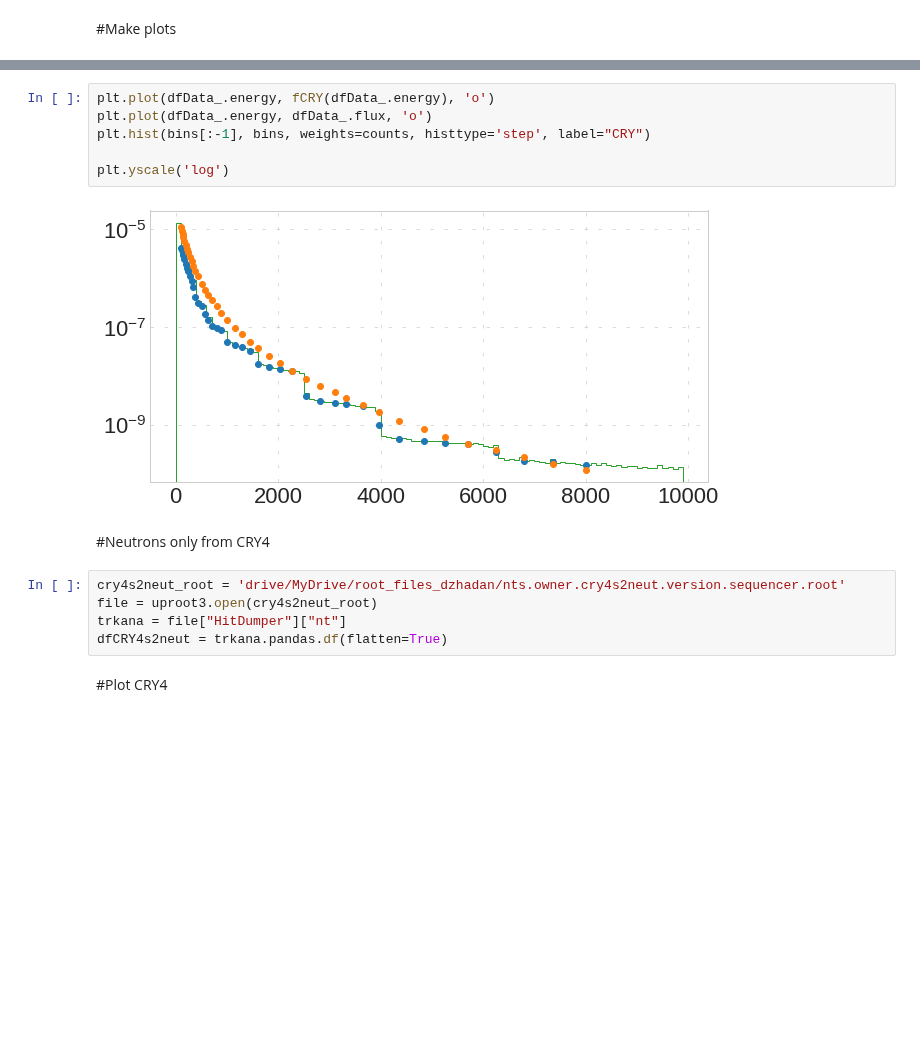
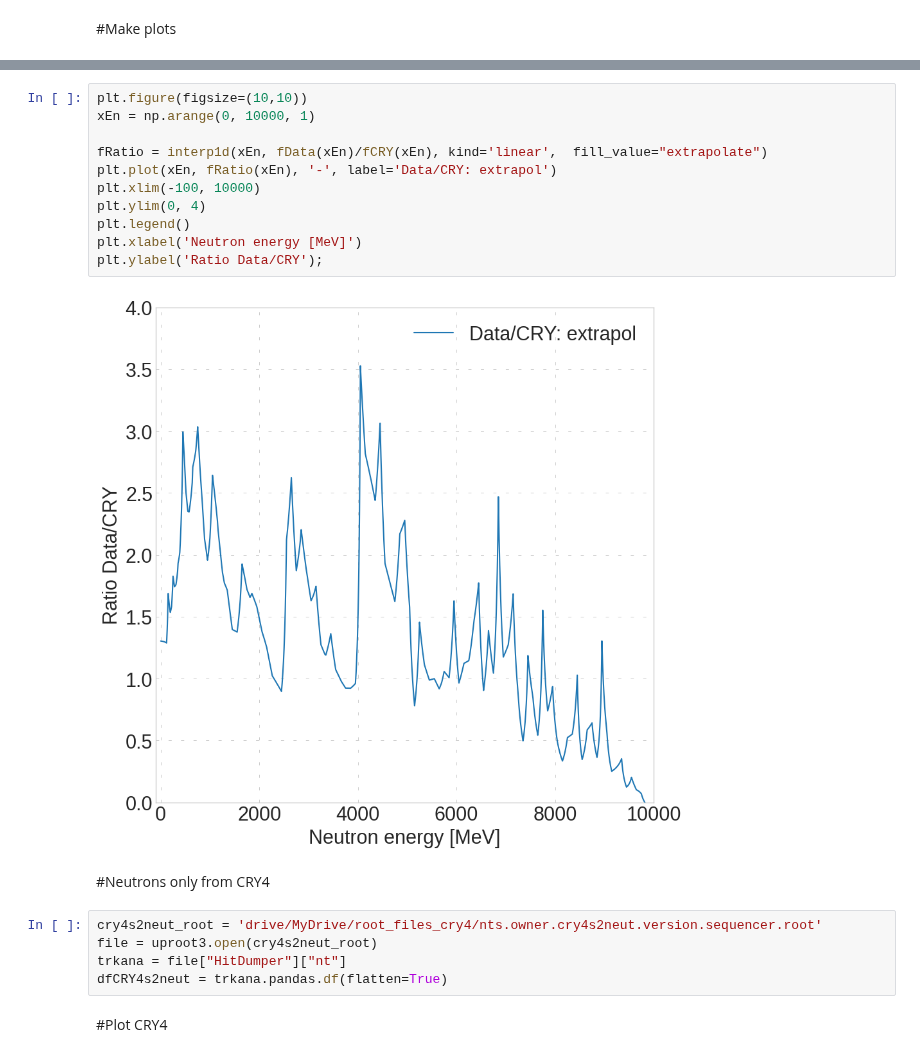
Before and after one commit to oksuzian/Mu2eANL, a Jupyter notebook: CosmicNeutrons/CosmicNeutronData.ipynb, the cells around one changed output, grey strips where cells are left out. Cells and saved outputs as stored; diff of their text form; blank space fills up the shorter version.

```diff
--- a/CosmicNeutrons/CosmicNeutronData.ipynb
+++ b/CosmicNeutrons/CosmicNeutronData.ipynb
@@ -222,15 +174,20 @@ No handles with labels found to put in legend.
-# %%
-plt.plot(dfData_.energy, fCRY(dfData_.energy), 'o')
-plt.plot(dfData_.energy, dfData_.flux, 'o')
-plt.hist(bins[:-1], bins, weights=counts, histtype='step', label="CRY")
-
-plt.yscale('log')
-# %% [output]
-[figure, removed]
+# %%
+plt.figure(figsize=(10,10))
+xEn = np.arange(0, 10000, 1)
+
+fRatio = interp1d(xEn, fData(xEn)/fCRY(xEn), kind='linear',  fill_value="extrapolate")
+plt.plot(xEn, fRatio(xEn), '-', label='Data/CRY: extrapol')
+plt.xlim(-100, 10000)
+plt.ylim(0, 4)
+plt.legend()
+plt.xlabel('Neutron energy [MeV]')
+plt.ylabel('Ratio Data/CRY');
+# %% [output]
+[figure, added]
 # %% [markdown]
 #Neutrons only from CRY4
 # %%
-cry4s2neut_root = 'drive/MyDrive/root_files_dzhadan/nts.owner.cry4s2neut.version.sequencer.root'
+cry4s2neut_root = 'drive/MyDrive/root_files_cry4/nts.owner.cry4s2neut.version.sequencer.root'
 file = uproot3.open(cry4s2neut_root)
 trkana = file["HitDumper"]["nt"]
 dfCRY4s2neut = trkana.pandas.df(flatten=True)
```
Also changed, not shown: parts of 12 cells of this notebook.
